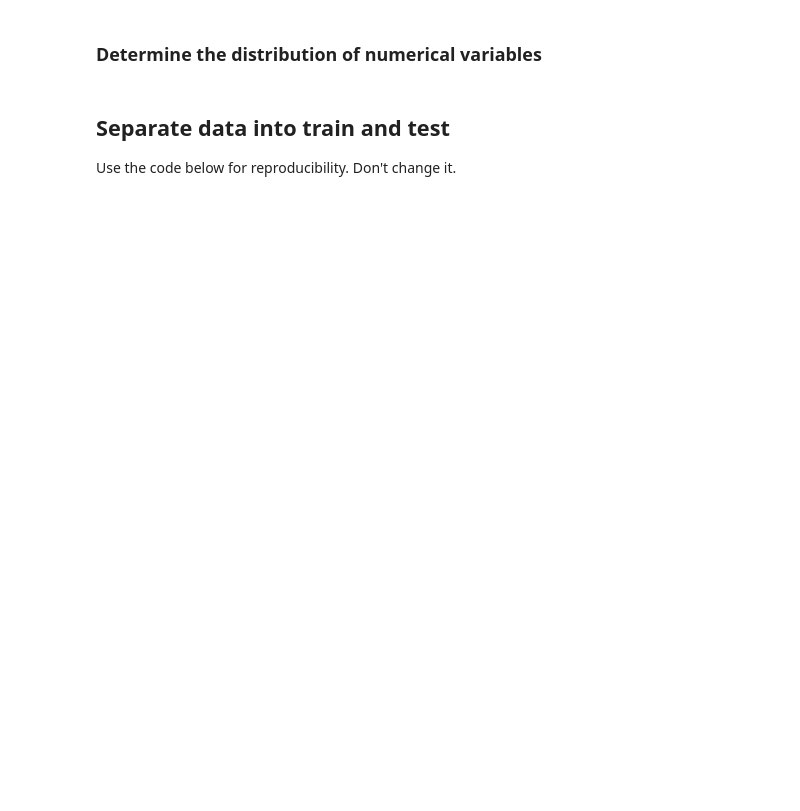
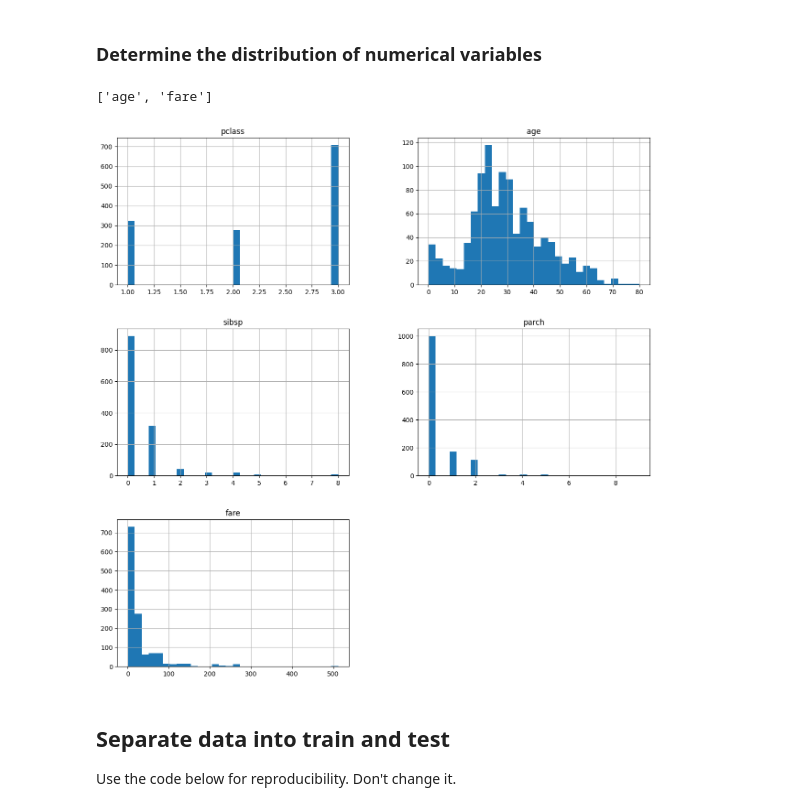
Before and after one commit to trainindata/deploying-machine-learning-models, a Jupyter notebook: section-04-research-and-development/titanic-assignment/01-predicting-survival-titanic-assignement.ipynb, the cells around one changed output. Cells and saved outputs as stored; diff of their text form; code cells hidden in the pictures; blank space fills up the shorter version.

```diff
--- a/section-04-research-and-development/titanic-assignment/01-predicting-survival-titanic-assignement.ipynb
+++ b/section-04-research-and-development/titanic-assignment/01-predicting-survival-titanic-assignement.ipynb
@@ -131,5 +157,15 @@ print('Number of categorical variables: {}'.format(len(vars_cat)))
 # %% [markdown]
 ### Determine the distribution of numerical variables
+# %%
+
+vars_num_cont= [var for var in vars_num if data[var].nunique()>10]
+print (vars_num_cont)
+
+data[vars_num].hist(bins=30, figsize=(15,15))
+plt.show()
+# %% [output]
+['age', 'fare']
+[figure, added]
 # %% [markdown]
 ## Separate data into train and test
 
```
Also changed, not shown: parts of 21 cells of this notebook, 1 other file.
